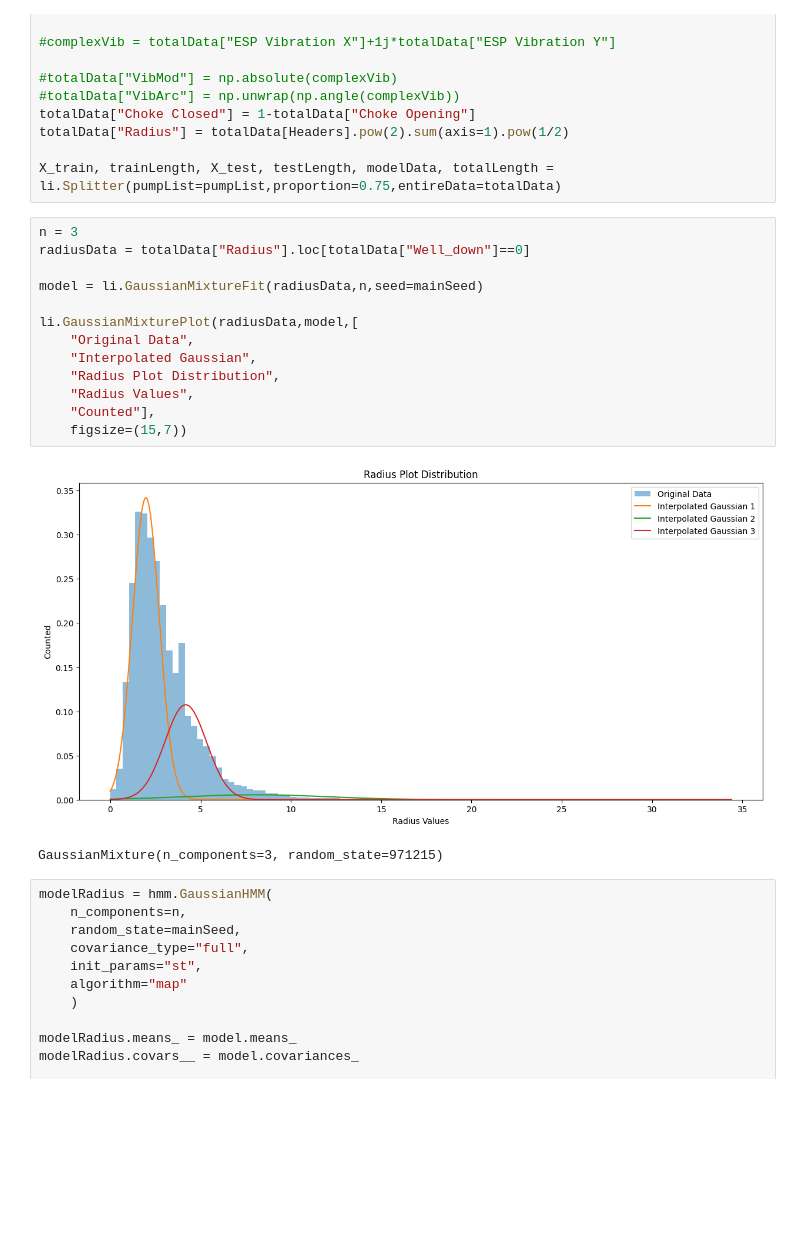
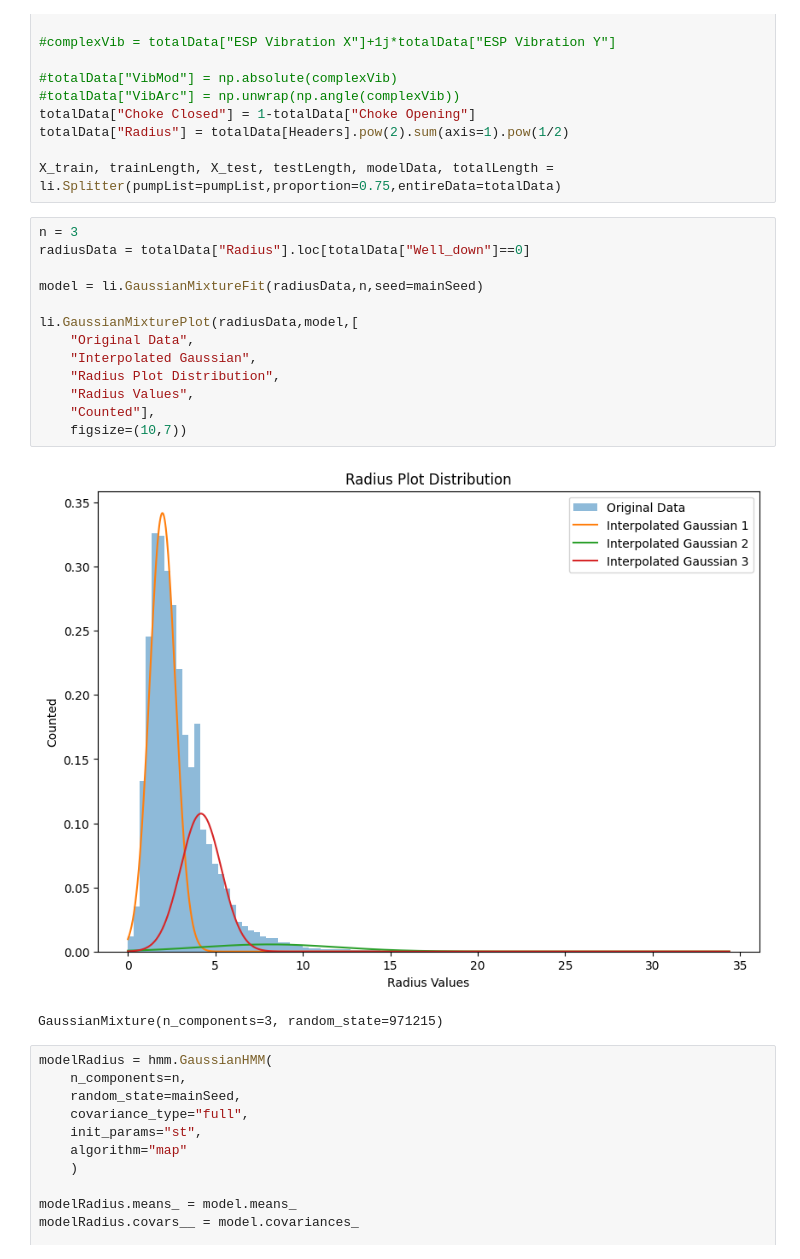
Before and after one commit to RL2-SP3/LISSA, a Jupyter notebook: examples/analise_modelos_hmm_direta.ipynb, the cells around one changed output. Cells and saved outputs as stored; diff of their text form; blank space fills up the shorter version.

```diff
--- a/examples/analise_modelos_hmm_direta.ipynb
+++ b/examples/analise_modelos_hmm_direta.ipynb
@@ -47,18 +47,18 @@ X_train, trainLength, X_test, testLength, modelData, totalLength = li.Splitter(p
 # %%
 n = 3
 radiusData = totalData["Radius"].loc[totalData["Well_down"]==0]
 
 model = li.GaussianMixtureFit(radiusData,n,seed=mainSeed)
 
 li.GaussianMixturePlot(radiusData,model,[
     "Original Data",
     "Interpolated Gaussian",
     "Radius Plot Distribution",
     "Radius Values",
     "Counted"],
-    figsize=(15,7))
+    figsize=(10,7))
 # %% [output]
-[figure, old version]
+[figure, new version]
 GaussianMixture(n_components=3, random_state=971215)
 # %%
 modelRadius = hmm.GaussianHMM(
```
Also changed, not shown: 2 other files.
